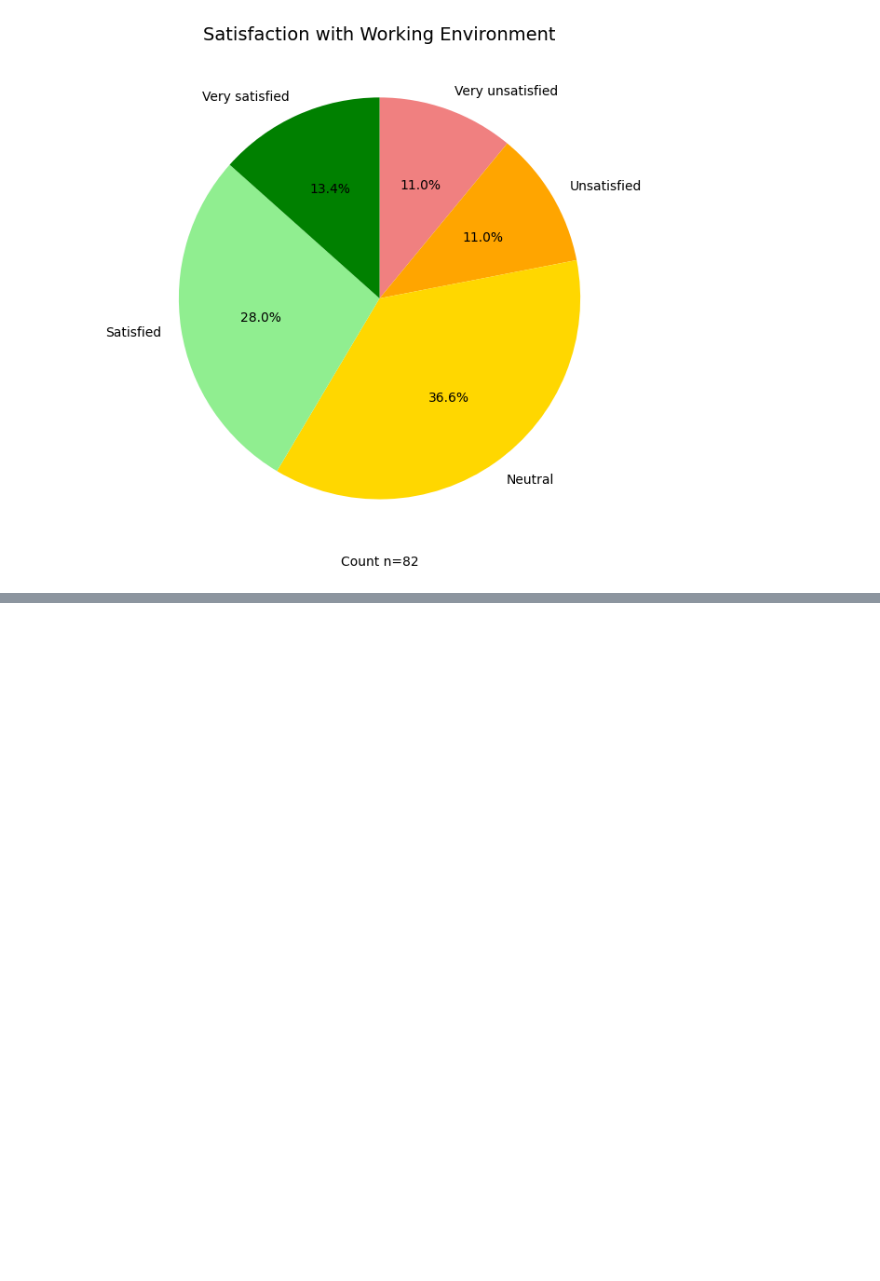
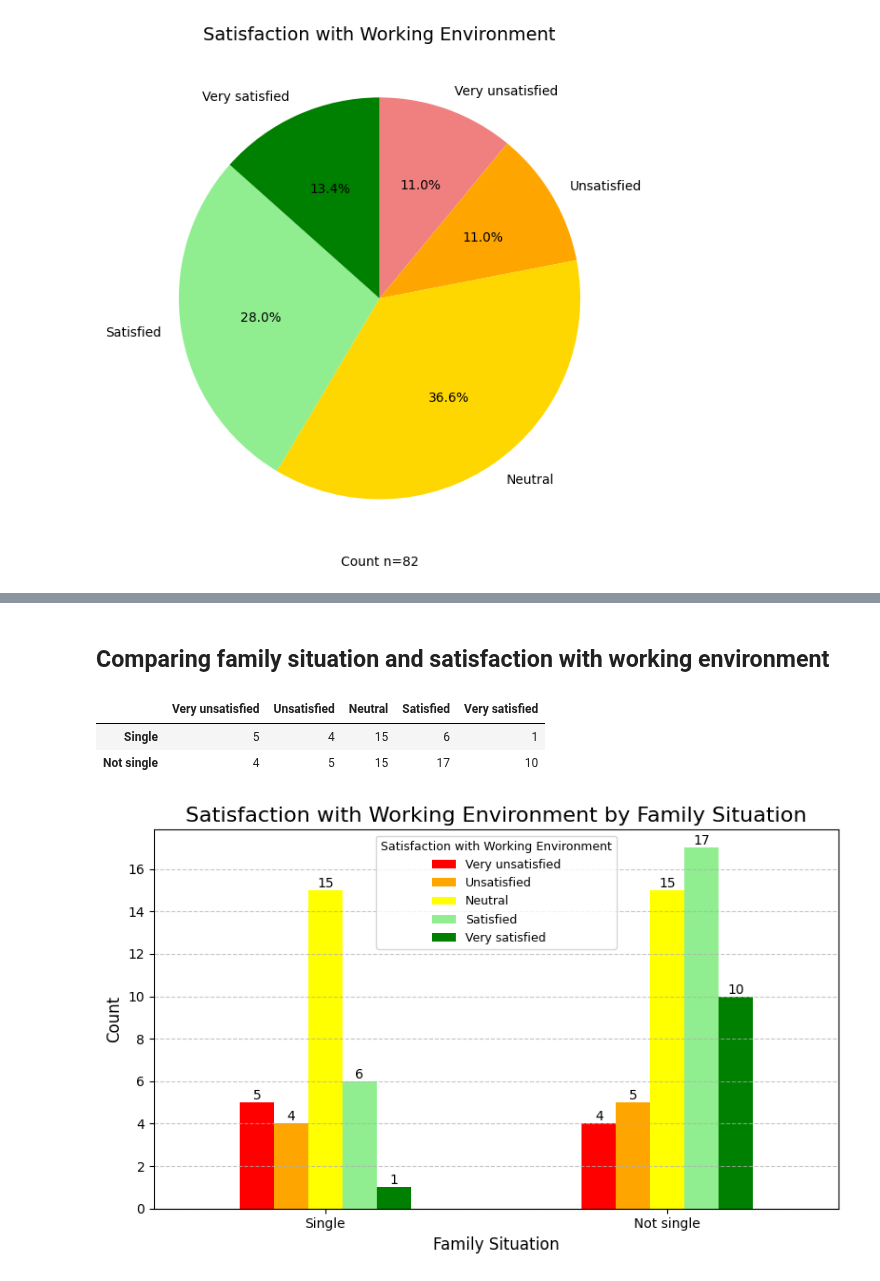
Before and after one commit to jemlau/DataAnalysisProject, a Jupyter notebook: harjotustyöHANNA.ipynb, the cells around one changed output, grey strips where cells are left out. Saved outputs shown, nothing was run; the diff lists cells and outputs as text; code cells hidden in the pictures; blank space fills up the shorter version.

```diff
--- a/harjotustyöHANNA.ipynb
+++ b/harjotustyöHANNA.ipynb
@@ -238,0 +224,42 @@ TypeError: no numeric data to plot
+# %% [markdown]
+## Comparing family situation and satisfaction with working environment
+# %%
+
+df_family_sat_work = pd.crosstab(df['family'], df['sat_workingEnvironment'])
+df_family_sat_work.index = ['Single', 'Not single']
+df_family_sat_work.columns = ['Very unsatisfied', 'Unsatisfied', 'Neutral', 'Satisfied', 'Very satisfied']
+df_family_sat_work
+# %% [output]
+|  | Very unsatisfied | Unsatisfied | Neutral | Satisfied | Very satisfied |
+| Single | 5 | 4 | 15 | 6 | 1 |
+| Not single | 4 | 5 | 15 | 17 | 10 |
+# %%
+
+colors = ['red', 'orange', 'yellow', 'lightgreen', 'green']
+
+ax = df_family_sat_work.plot(kind='bar', stacked=False, figsize=(8, 5), color=colors)
+
+
+
+plt.title('Satisfaction with Working Environment by Family Situation', fontsize=16)
+plt.xlabel('Family Situation', fontsize=12)
+plt.ylabel('Count', fontsize=12)
+
+plt.legend(title='Satisfaction with Working Environment', title_fontsize='9', fontsize='9')
+plt.xticks(rotation=0)
+
+
+plt.grid(axis='y', linestyle='--', alpha=0.7)
+
+
+for container in ax.containers:
+    for bar in container:
+        height = bar.get_height()
+        ax.annotate(f'{height}',
+                    xy=(bar.get_x() + bar.get_width() / 2, height),
+                    ha='center', va='bottom', fontsize=10)
+
+plt.tight_layout()
+plt.show()
+# %% [output]
+[figure, added]
```
Also changed, not shown: parts of 17 cells of this notebook, 1 other file.
